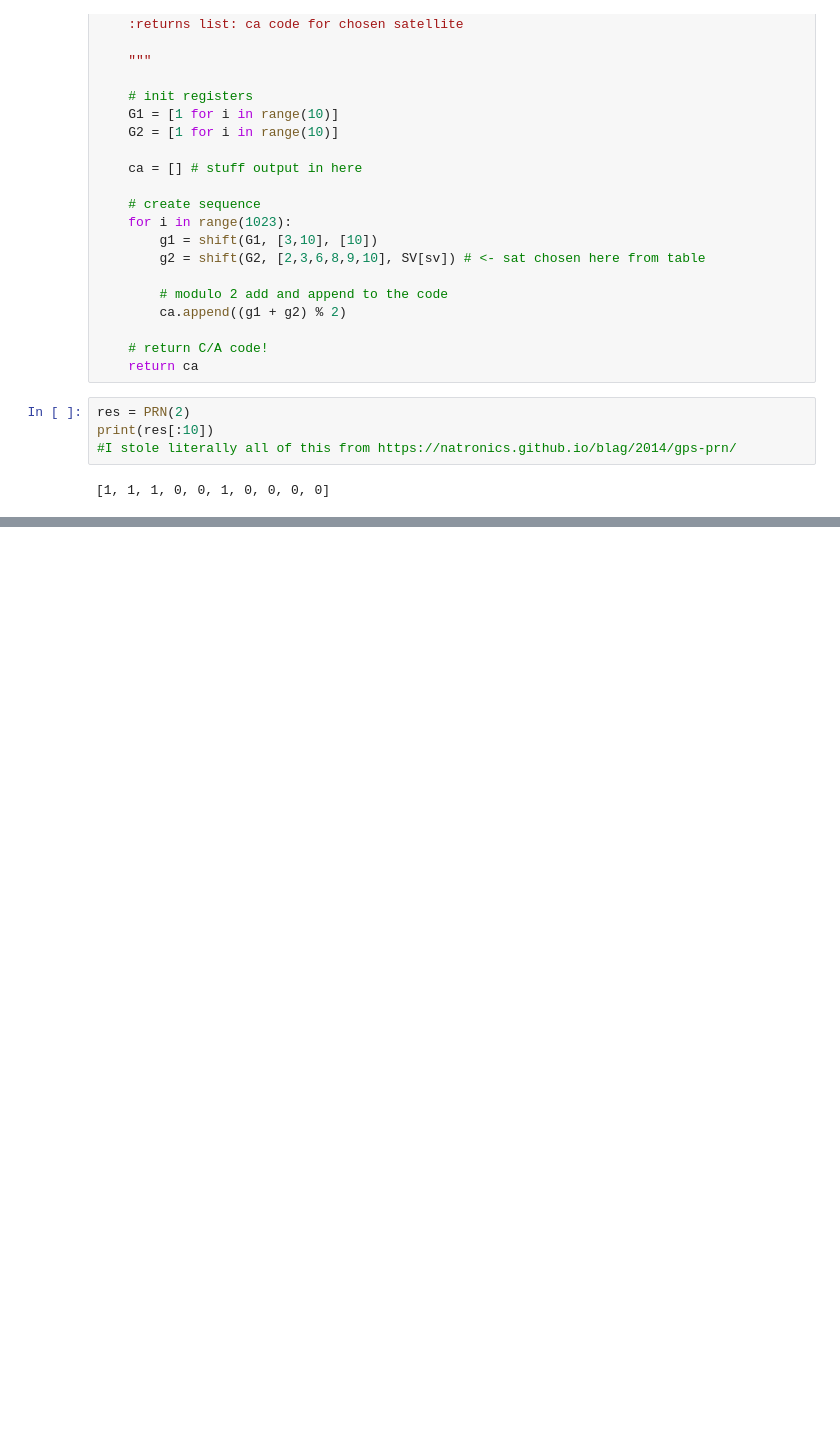
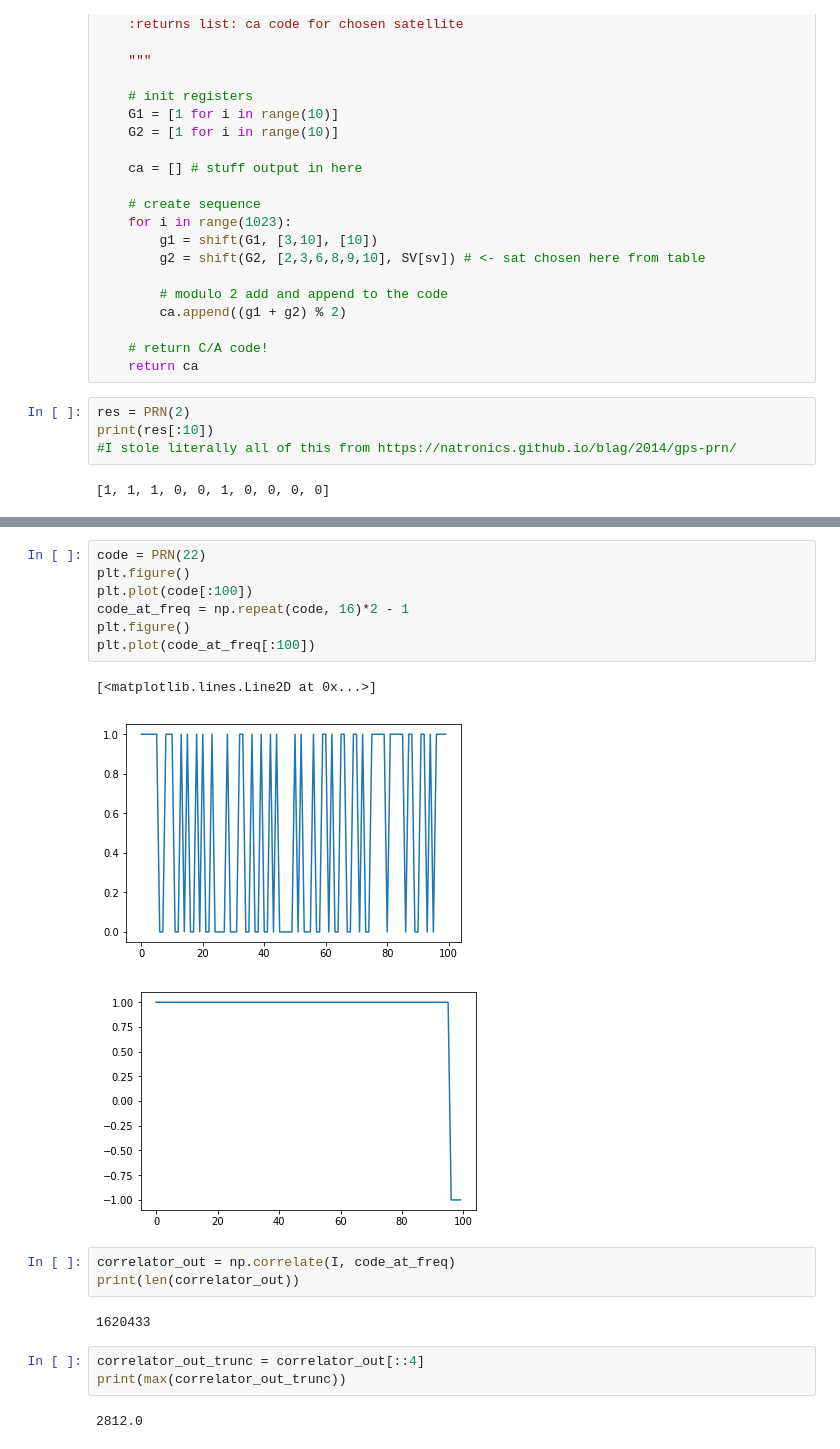
Before and after one commit to ucb-ee290c/fa18-gps, a Jupyter notebook: python/PRN_Generator.ipynb, the cells around one changed output, grey strips where cells are left out. Drawn from its saved outputs; the diff is of its cells as text; blank space fills up the shorter version.

```diff
--- a/python/PRN_Generator.ipynb
+++ b/python/PRN_Generator.ipynb
@@ -96,0 +118,21 @@ print(res[:10])
+# %%
+code = PRN(22)
+plt.figure()
+plt.plot(code[:100])
+code_at_freq = np.repeat(code, 16)*2 - 1
+plt.figure()
+plt.plot(code_at_freq[:100])
+# %% [output]
+[<matplotlib.lines.Line2D at 0x...>]
+[figure, added]
+[figure, added]
+# %%
+correlator_out = np.correlate(I, code_at_freq)
+print(len(correlator_out))
+# %% [output]
+1620433
+# %%
+correlator_out_trunc = correlator_out[::4]
+print(max(correlator_out_trunc))
+# %% [output]
+2812.0
```
Also changed, not shown: parts of 13 cells of this notebook, 4 other files.
